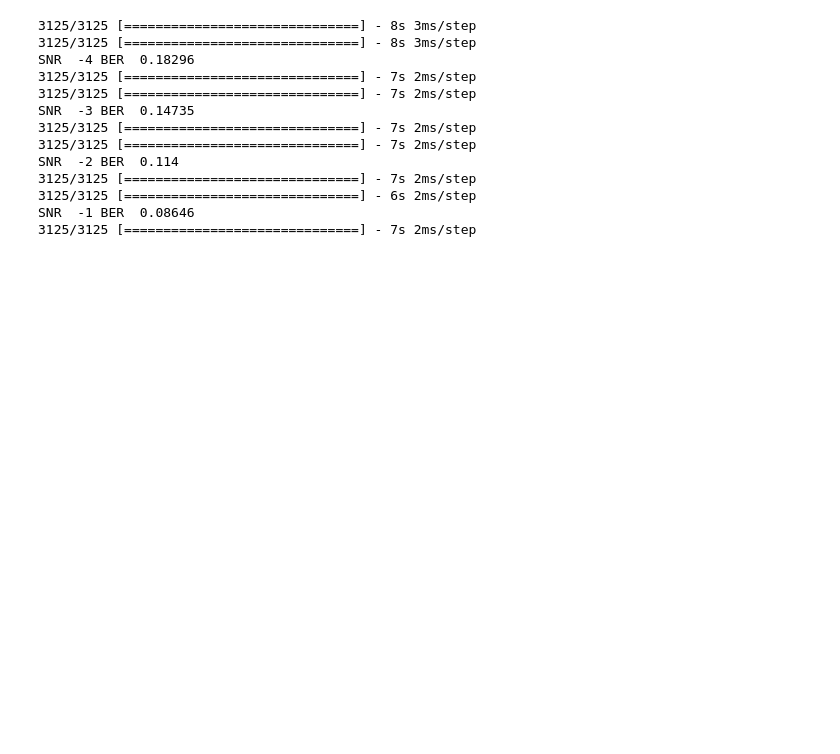
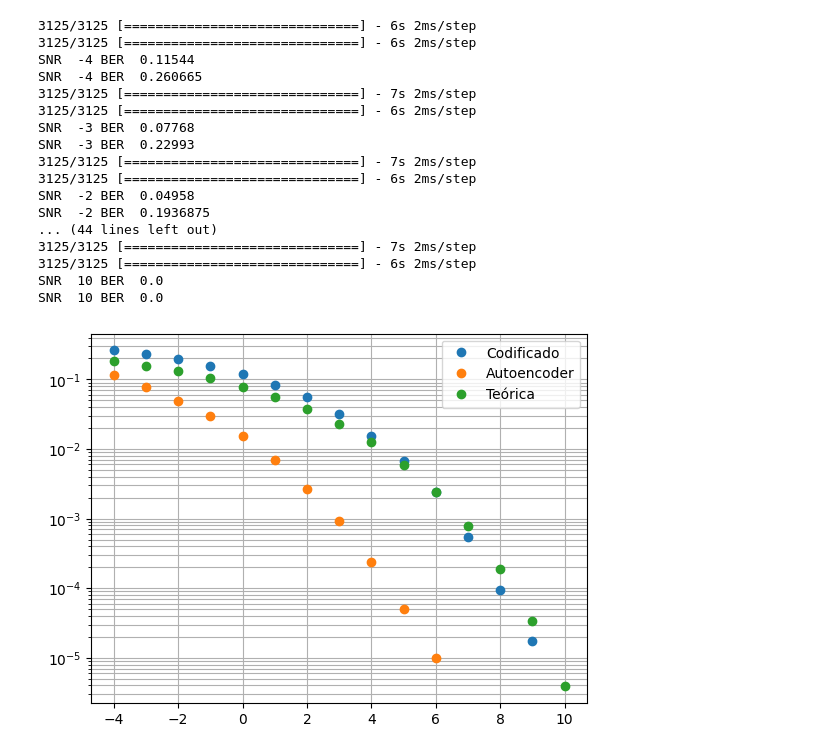
Before and after one commit to jbizzi/tfc, a Jupyter notebook: src/autoencoder_enhanced.ipynb, the cells around one changed output. Cells and saved outputs as stored; diff of their text form; code cells hidden in the pictures; blank space fills up the shorter version.

Commit message:
Added correct autoencoder and hamming

```diff
--- a/src/autoencoder_enhanced.ipynb
+++ b/src/autoencoder_enhanced.ipynb
@@ -66,20 +71,25 @@ Epoch 20/20
 # %%
-Eb_dB_values = np.arange(-4, 8, 1)
+from math import erfc
+
+Eb_dB_values = np.arange(-4, 11, 1)
 ber_autoencoder = []
-
+ber_Hamming = []
+ber_teorica = []
 for i in range(0, len(Eb_dB_values)):
 
     Eb = 10**(Eb_dB_values[i]/10)
     quantidade_amostras = test_length / SIZE
     noise = np.sqrt((1/(2*code_rate*Eb))) * np.random.randn(test_length, 7)
-
+    #ruido_encoded =  np.sqrt(1/(2*code_rate*Eb)) *  np.random.normal(0, np.sqrt(1/2), size=int(test_length*7))
+    #noise = np.array_split(ruido_encoded, int(len(ruido_encoded)/7))
     # codifica para 7 bits
     codificado = encoder.predict(testing_data)
 
+    #print(codificado)
     # add ruido
     codificado_com_ruido = codificado + noise
 
-    # corrige com o decoder
+    #corrige com o decoder
     corrigido = decoder.predict(codificado_com_ruido)
 
     digital = np.argmax(corrigido, axis = 1)
@@ -87,26 +97,60 @@ for i in range(0, len(Eb_dB_values)):
     erros = digital != testing_label
     erros = erros.astype(int).sum()
     calculated_ber = erros/test_length
-    ber_autoencoder.append(erros/test_length)
+    ber_autoencoder.append(calculated_ber)
+    print('SNR ', Eb_dB_values[i], 'BER ', calculated_ber)
 
-    print('SNR ', Eb_dB_values[i], 'BER ', calculated_ber)
+    # Hamming code
+    # Merge sample to encode
+    merged_sample = np.concatenate(testing_data)
+    split_encoded_data, split_original_data, merged_encoded_data = HammingCode.encode_sample(merged_sample)
+
+    # Add noise
+    merged_encoded_data = [1.0 if bit == 1 else -1.0 for bit in merged_encoded_data]
+    merged_noise = np.concatenate(noise)
+    merged_encoded_data = merged_encoded_data + np.array(merged_noise)
+    digital_encoded_noisy = np.array([1 if x > 0 else 0.0 for x in merged_encoded_data])
+
+    split_digital_encoded_noisy = np.array_split(digital_encoded_noisy, int(len(digital_encoded_noisy)/7))
+
+    decoded_sample = HammingCode.decode_sample(split_digital_encoded_noisy)
+
+
+    calculated_ber_Hamming = np.sum(np.array(decoded_sample).astype(int) != merged_sample.astype(int)) / len(merged_sample)
+    ber_Hamming.append(calculated_ber_Hamming)
+
+    print('SNR ', Eb_dB_values[i], 'BER ', calculated_ber_Hamming)
+
+    BER_teorica_codificado = 0.5 * erfc(np.sqrt(Eb))
+    ber_teorica.append(BER_teorica_codificado)
 # %% [output]
-3125/3125 [==============================] - 8s 3ms/step
-3125/3125 [==============================] - 8s 3ms/step
-SNR  -4 BER  0.18296
-3125/3125 [==============================] - 7s 2ms/step
-3125/3125 [==============================] - 7s 2ms/step
-SNR  -3 BER  0.14735
-3125/3125 [==============================] - 7s 2ms/step
-3125/3125 [==============================] - 7s 2ms/step
-SNR  -2 BER  0.114
+3125/3125 [==============================] - 6s 2ms/step
+3125/3125 [==============================] - 6s 2ms/step
+SNR  -4 BER  0.11544
+SNR  -4 BER  0.260665
 3125/3125 [==============================] - 7s 2ms/step
 3125/3125 [==============================] - 6s 2ms/step
-SNR  -1 BER  0.08646
+SNR  -3 BER  0.07768
+SNR  -3 BER  0.22993
 3125/3125 [==============================] - 7s 2ms/step
+3125/3125 [==============================] - 6s 2ms/step
+SNR  -2 BER  0.04958
+SNR  -2 BER  0.1936875
+... (44 lines left out)
+3125/3125 [==============================] - 7s 2ms/step
+3125/3125 [==============================] - 6s 2ms/step
+SNR  10 BER  0.0
+SNR  10 BER  0.0
 # %%
 from matplotlib import pyplot as plt
 
-plt.plot(Eb_dB_values, ber_autoencoder, 'bo')
-plt.yscale('log')
+plt.semilogy(Eb_dB_values, ber_Hamming, marker='o', linestyle='', label='Codificado')
+plt.semilogy(Eb_dB_values, ber_autoencoder, marker='o', linestyle='', label='Autoencoder')
+plt.semilogy(Eb_dB_values, ber_teorica, marker='o', linestyle='', label='Teórica')
+
+plt.legend()
+plt.grid(True, which='both')
+
 plt.show()
+# %% [output]
+[figure, added]
```
Also changed, not shown: parts of 2 cells of this notebook, 4 other files.
